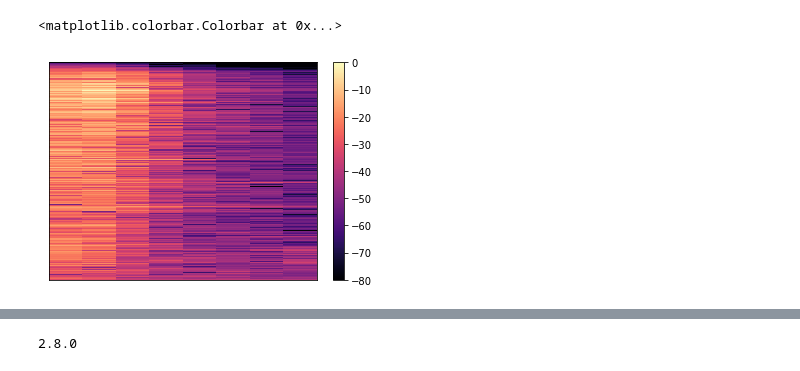
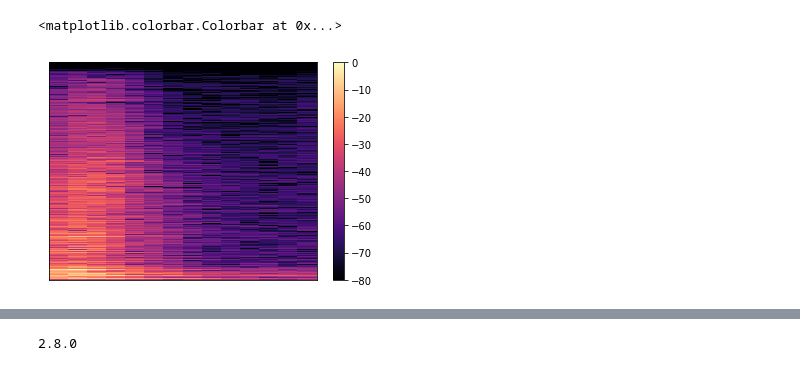
Before and after one commit to cid2rrrr/Drum_Classficiation, a Jupyter notebook: classify.ipynb, the cells around one changed output, grey strips where cells are left out. Drawn from its saved outputs; the diff is of its cells as text; code cells hidden in the pictures.

```diff
--- a/classify.ipynb
+++ b/classify.ipynb
@@ -4,26 +4,26 @@
 # %%
 import librosa
 import librosa.display
 
 import numpy as np
 import matplotlib.pyplot as plt
 
 from past.utils import old_div
 
 #filename = librosa.example('nutcracker')
-y, sr = librosa.load('/Users/cooky/HDD/Drum/9th Wonder Kit/Hi-Hats/Bld_H1.wav')
+y, sr = librosa.load('/Users/cooky/HDD/Drum/Dilla Drums/!Snare 170.wav')
 
 tempo, beat_frame = librosa.beat.beat_track(y=y, sr=sr)
 
 D = librosa.stft(y)  # STFT of y
 S_db = librosa.amplitude_to_db(np.abs(D), ref=np.max)
 
 plt.figure()
 librosa.display.specshow(S_db)
 plt.colorbar()
 # %% [output]
 <matplotlib.colorbar.Colorbar at 0x...>
-[figure, old version]
+[figure, new version]
 # %%
 #return the avg of eq bands of the sound divided in div
 
```
Also changed, not shown: parts of 13 cells of this notebook.
